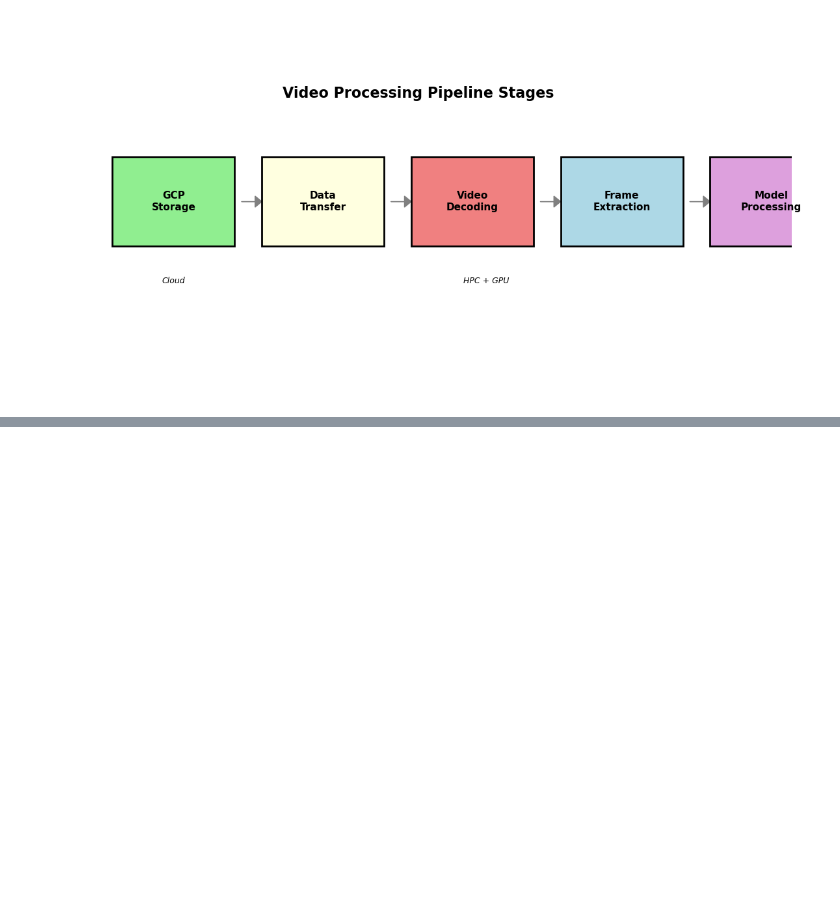
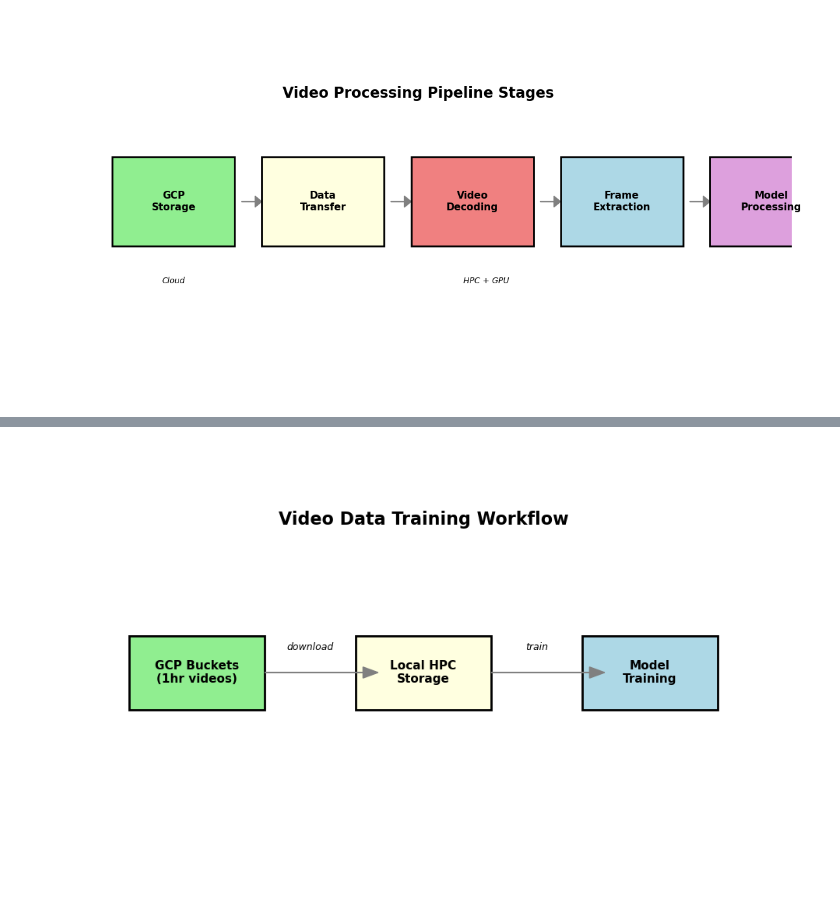
Before and after one commit to iTrauco/data-science-sad, a Jupyter notebook: notebooks/Traffic Vision Multi-Object Tracking - System Analysis and Design Proposal.ipynb, the cells around one changed output, grey strips where cells are left out. Drawn from its saved outputs; the diff is of its cells as text; code cells hidden in the pictures; blank space fills up the shorter version.

```diff
--- a/notebooks/Traffic Vision Multi-Object Tracking - System Analysis and Design Proposal.ipynb
+++ b/notebooks/Traffic Vision Multi-Object Tracking - System Analysis and Design Proposal.ipynb
@@ -314,0 +337,40 @@ plt.show()
+# %%
+import matplotlib.pyplot as plt
+import matplotlib.patches as patches
+
+# simple download and training workflow
+fig, ax = plt.subplots(figsize=(10, 6))
+ax.set_xlim(0, 10)
+ax.set_ylim(0, 6)
+ax.axis('off')
+
+# components
+components = [
+    (2, 3, 1.8, 1, 'GCP Buckets\n(1hr videos)', 'lightgreen'),
+    (5, 3, 1.8, 1, 'Local HPC\nStorage', 'lightyellow'),
+    (8, 3, 1.8, 1, 'Model\nTraining', 'lightblue')
+]
+
+# draw components
+for x, y, w, h, label, color in components:
+    rect = patches.Rectangle((x-w/2, y-h/2), w, h,
+                           facecolor=color, edgecolor='black', linewidth=2)
+    ax.add_patch(rect)
+    ax.text(x, y, label, ha='center', va='center', fontsize=11, fontweight='bold')
+
+# arrows
+ax.arrow(2.9, 3, 1.3, 0, head_width=0.15, head_length=0.2, fc='gray', ec='gray')
+ax.arrow(5.9, 3, 1.3, 0, head_width=0.15, head_length=0.2, fc='gray', ec='gray')
+
+# labels
+ax.text(3.5, 3.3, 'download', ha='center', fontsize=9, style='italic')
+ax.text(6.5, 3.3, 'train', ha='center', fontsize=9, style='italic')
+
+# title
+ax.text(5, 5, 'Video Data Training Workflow',
+        ha='center', fontsize=16, fontweight='bold')
+
+plt.tight_layout()
+plt.show()
+# %% [output]
+[figure, added]
```
Also changed, not shown: parts of 1 cell of this notebook.
